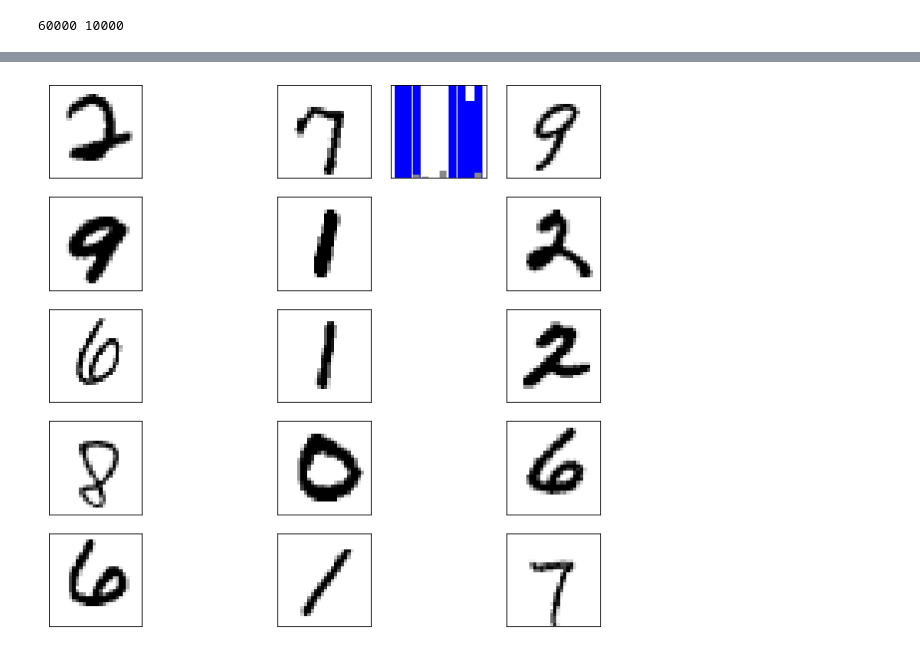
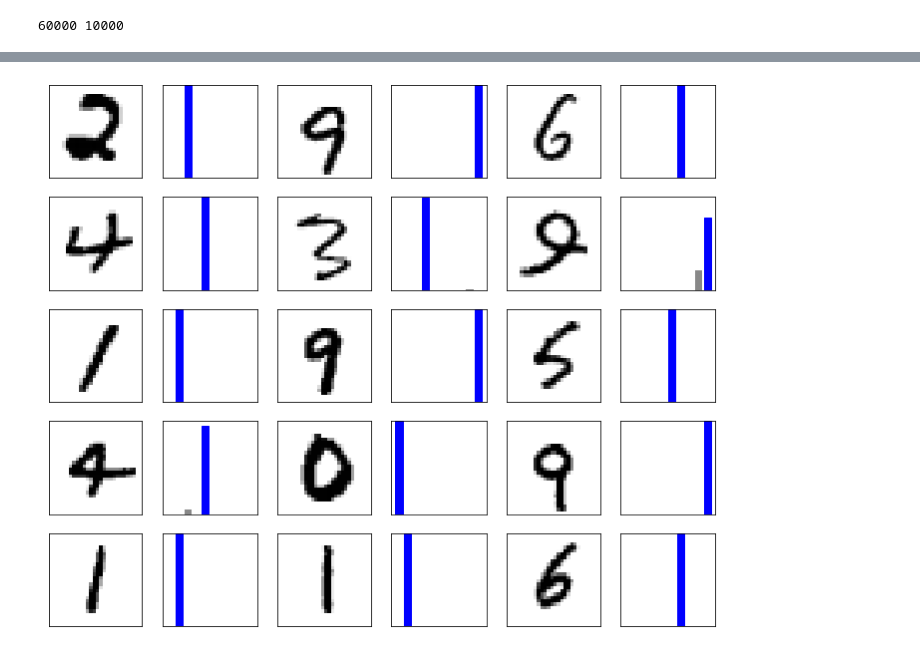
Before and after one commit to milenazelaya/tareasprogramIII, a Jupyter notebook: Codigosdeprogramación3.ipynb, the cells around one changed output, grey strips where cells are left out. Saved outputs shown, nothing was run; the diff lists cells and outputs as text; code cells hidden in the pictures.

```diff
--- a/Codigosdeprogramación3.ipynb
+++ b/Codigosdeprogramación3.ipynb
@@ -846,18 +842,18 @@ Resultado de las pruebas 0.10412116348743439 0.9703474640846252
 # %%
 #graficar la salida para evaluar los resultados
-def graficar_image(i, predictions_array, true_labels, images):
-  predictions_array, true_labels, img = predictions_array[i], true_labels[i], images[i]
+def graficar_imagen(i, predictions_array,true_labels,images):
+  predictions_array, true_labels, img = predictions_array[i],true_labels[i],images[i]
   plt.grid(False)
   plt.xticks([])
   plt.yticks([])
-  plt.imshow(img[...,0], cmap=plt.cm.binary)
-
+  plt.imshow(img[...,0],cmap=plt.cm.binary)
 
   predicted_label = np.argmax(predictions_array)
-  if predicted_label==true_labels:
-    color = "blue"
+
+  if predicted_label == true_labels:
+   color = 'blue'
   else:
-    plt.xlabel("Prediccion: {}".format(numeros_letras[predicted_label]), color= color)
+   plt.xlabel("Prediccion: {}".format(numeros_letras[predicted_label]), color=color)
 # %%
 #convertimos en matrices con numpy las imagenes
 for imagenes_prueba, etiquetas_prueba in datos_prueba.take(1):
@@ -880,19 +876,19 @@ def graficar_valores_array(i, predictions_array, true_label):
   thisplot[predicted_label].set_color('blue')
 # %%
 #15.	Finalmente se realiza la grafica por cada imagen de prueba
-numerows=5
-numerocols=3
-numimages = numerows*numerocols
+numrows=5
+numcols=3
+numimages = numrows*numcols
 
 
-plt.figure(figsize=(2*2*numerocols, 2*numerows))
+plt.figure(figsize=(2*2*numcols,2*numrows))
 for i in range(numimages):
+  plt.subplot(numrows,  2*numcols,  2*i+1)
+  graficar_imagen(i, predicciones, etiquetas_prueba, imagenes_prueba)
+  plt.subplot(numrows, 2*numcols,2*i+2)
+  graficar_valores_array(i,predicciones,etiquetas_prueba)
 
-  plt.subplot(numerows, 2*numerocols, 2*i+1)
-  graficar_image(i, predicciones, etiquetas_prueba, imagenes_prueba)
-  plt.subplot(numerows, 2*numerocols, 2*1+2)
-  graficar_valores_array(i, predicciones, etiquetas_prueba)
 
 plt.show()
 # %% [output]
-[figure, old version]
+[figure, new version]
```
Also changed, not shown: parts of 4 cells of this notebook.
